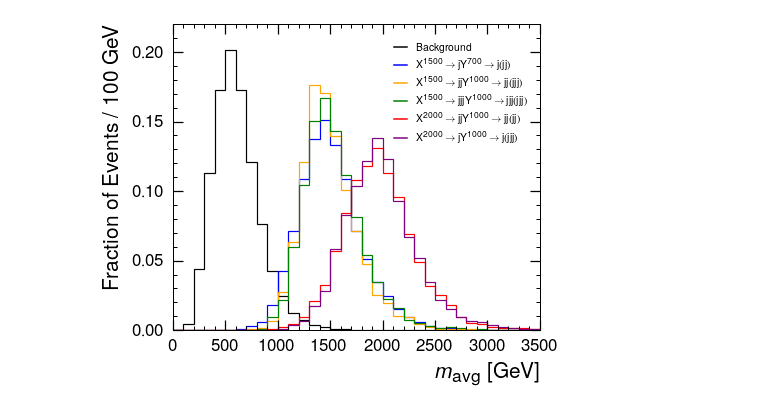
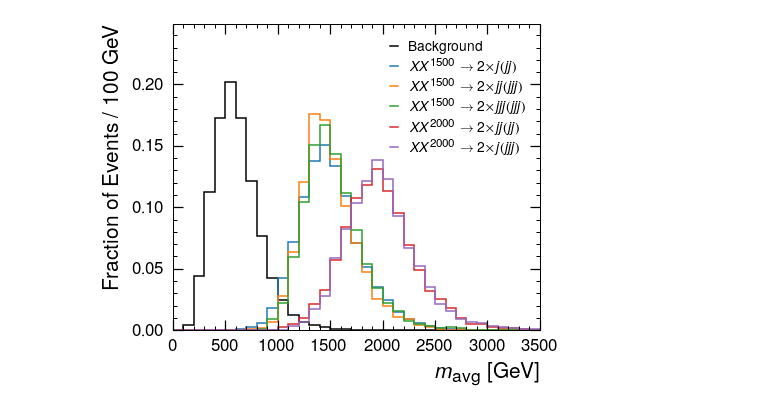
Before and after one commit to badeaa3/unsupervised-search, a Jupyter notebook: plotting/Mass Plot.ipynb, the cells around one changed output. Cells and saved outputs as stored; diff of their text form; code cells hidden in the pictures.

```diff
--- a/plotting/Mass Plot.ipynb
+++ b/plotting/Mass Plot.ipynb
@@ -25,8 +25,10 @@ binW = bins[1]-bins[0]
 fig = plt.figure(figsize=(6, 5))
 ax = plt.axes([0.1, 0.1, 0.85, 0.85])
 
-lw=1.2
+lw=1.5
 rasterized = False
+
+'#1f77b4', '#ff7f0e', '#2ca02c', '#d62728', '#9467bd', '#8c564b', '#e377c2', '#7f7f7f', '#bcbd22', '#17becf'
 
 # to plot precomputed bins
 ax.hist(bins[:-1],
@@ -44,8 +46,8 @@ ax.hist(bins[:-1],
     alpha=1.0,
     lw=lw,
     histtype="step",
-    label=r"$X^{1500}\rightarrow jY^{700} \rightarrow j(jj)$",
-    color="blue",
+    label=r"$\mathit{XX}^{1500} \rightarrow 2\times\mathit{j(jj)}$", #r"$\mathit{X}^{1500}\rightarrow \mathit{jY}^{700} \rightarrow \mathit{j(jj)}$"
+    color="#1f77b4", # blue
     rasterized=rasterized)
 ax.hist(bins[:-1],
     bins,
@@ -53,8 +55,8 @@ ax.hist(bins[:-1],
     alpha=1.0,
     lw=lw,
     histtype="step",
-    label=r"$X^{1500}\rightarrow jjY^{1000} \rightarrow jj(jjj)$",
-    color="orange",
+    label=r"$\mathit{XX}^{1500} \rightarrow 2\times\mathit{jj(jjj)}$", # r"$\mathit{X}^{1500}\rightarrow \mathit{jjY} \rightarrow \mathit{jj(jjj)}$"
+    color="#ff7f0e", # orange
     rasterized=rasterized)
 ax.hist(bins[:-1],
     bins,
@@ -62,8 +64,8 @@ ax.hist(bins[:-1],
     alpha=1.0,
     lw=lw,
     histtype="step",
-    label=r"$X^{1500}\rightarrow jjjY^{1000} \rightarrow jjj(jjj)$",
-    color="green",
+    label=r"$\mathit{XX}^{1500} \rightarrow 2\times \mathit{jjj(jjj)}$", # r"$\mathit{X}^{1500}\rightarrow \mathit{jjjY}^{1000} \rightarrow \mathit{jjj(jjj)}$"
+    color="#2ca02c", # green
     rasterized=rasterized)
 ax.hist(bins[:-1],
     bins,
@@ -71,8 +73,8 @@ ax.hist(bins[:-1],
     alpha=1.0,
     lw=lw,
     histtype="step",
-    label=r"$X^{2000}\rightarrow jjY^{1000} \rightarrow jj(jj)$",
-    color="red",
+    label=r"$\mathit{XX}^{2000}\rightarrow 2\times \mathit{jj(jj)}$", # r"$\mathit{X}^{2000}\rightarrow \mathit{jjY}^{1000} \rightarrow \mathit{jj(jj)}$"
+    color="#d62728", # red
     rasterized=rasterized)
 ax.hist(bins[:-1],
     bins,
@@ -80,8 +82,8 @@ ax.hist(bins[:-1],
     alpha=1.0,
     lw=lw,
     histtype="step",
-    label=r"$X^{2000}\rightarrow jY^{1000} \rightarrow j(jjj)$",
-    color="purple",
+    label=r"$\mathit{XX}^{2000}\rightarrow 2\times \mathit{j(jjj)}$", # r"$\mathit{X}^{2000}\rightarrow \mathit{jY}^{1000} \rightarrow \mathit{j(jjj)}$"
+    color="#9467bd", # purple
     rasterized=rasterized)
 
 # enable legend
@@ -93,42 +95,46 @@ ax.legend(new_handles,
           title_fontsize="13",
           ncol=1,
           framealpha=0.0,
-          prop={'size': 10.4},
-          bbox_to_anchor=(0.54, 0.47, 0.45, 0.5),
-          handlelength=1.25)
+          prop={'size': 14}, # 14
+          loc='center',
+          bbox_to_anchor=(0.55, 0.6, 0.45, 0.32), #(0.41, 0.7, 0.4, 0.32), #
+          handlelength=0.6,
+          labelspacing=0.2,
+          columnspacing=0.6)
 
 # set labels
 ax.set_xlabel("$\mathit{m}$$_{avg}$ [GeV]", fontsize=21, labelpad=9, horizontalalignment='right', x=1.0)
 ax.set_ylabel("Fraction of Events / 100 GeV", fontsize=21, labelpad=9, horizontalalignment='right', y=1.0)
 
 # set limits
-ax.set_xlim(0,3500)
-ax.set_ylim(0, 0.22)
+ax.set_xlim(0, 3500) # 3500
+ax.set_ylim(0, 0.249) # 0.22
 
 # tick params
 tick_params_major = {"which"     : "major",
                      "length"    : 10,
                      "width"     : 1.25,
                      "direction" : "in",
                      "right"     : True,
                      "top"       : True,
                      "labelsize" : 17,
                      "pad"       : 8}
 tick_params_minor = {"which"     : "minor",
                      "length"    : 4,
                      "width"     : 1,
                      "direction" : "in",
                      "right"     : True,
                      "top"       : True,
                      "labelsize" : 15}
 
 # ax.xaxis.set_minor_locator(AutoMinorLocator(5))
 # ax.yaxis.set_minor_locator(AutoMinorLocator(5))
 ax.tick_params(**tick_params_major)
 ax.tick_params(**tick_params_minor)
 plt.locator_params(axis='y', nbins=8)
+plt.locator_params(axis='x', nbins=8)
 
 # save
 plt.savefig("mass_plot.pdf", bbox_inches="tight")
 # %% [output]
-[figure, old version]
+[figure, new version]
```
Also changed, not shown: 5 other files.
